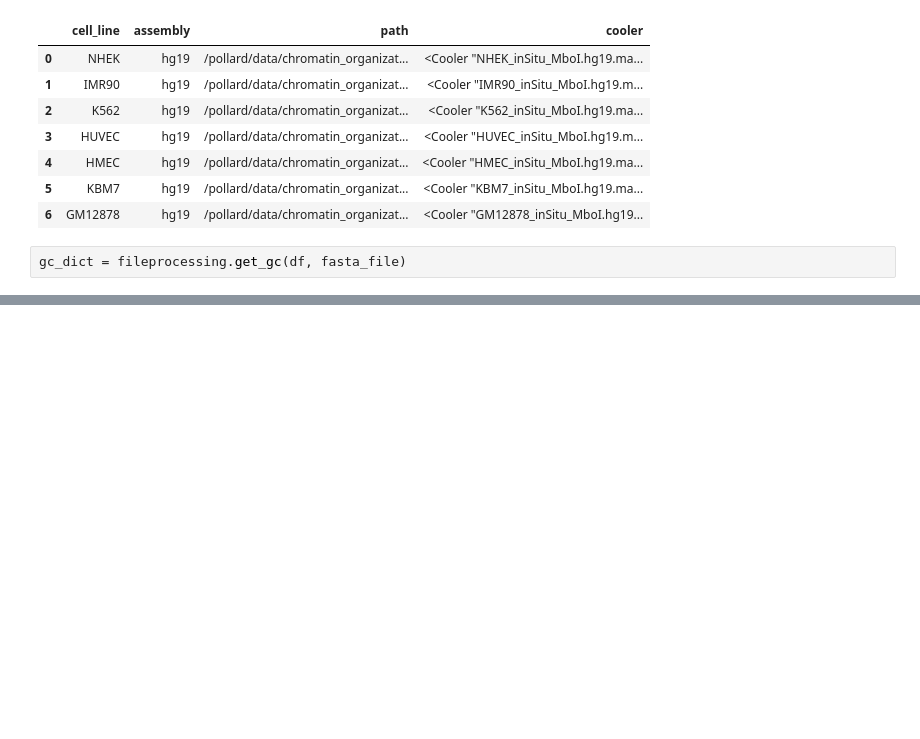
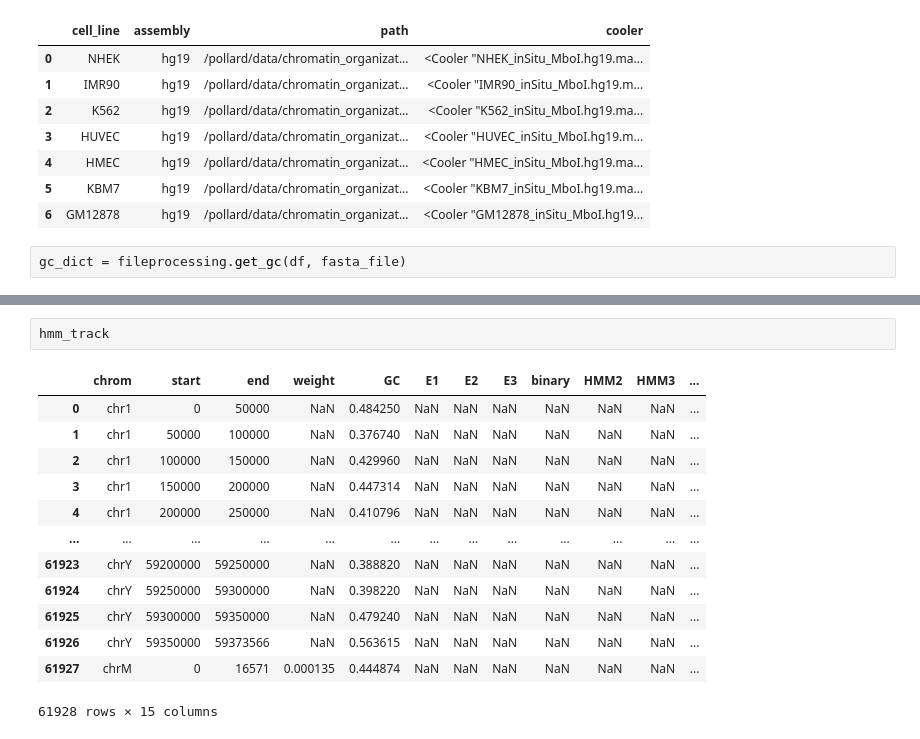
Before and after one commit to luisdiaz1997/HMM3P, a Jupyter notebook: notebooks/get_compartments.ipynb, the cells around one changed output, grey strips where cells are left out. Cells and saved outputs as stored; diff of their text form; blank space fills up the shorter version.

```diff
--- a/notebooks/get_compartments.ipynb
+++ b/notebooks/get_compartments.ipynb
@@ -25,0 +157,16 @@ gc_dict = fileprocessing.get_gc(df, fasta_file)
+# %%
+hmm_track
+# %% [output]
+|  | chrom | start | end | weight | GC | E1 | E2 | E3 | binary | HMM2 | HMM3 | ... |
+| 0 | chr1 | 0 | 50000 | NaN | 0.484250 | NaN | NaN | NaN | NaN | NaN | NaN | ... |
+| 1 | chr1 | 50000 | 100000 | NaN | 0.376740 | NaN | NaN | NaN | NaN | NaN | NaN | ... |
+| 2 | chr1 | 100000 | 150000 | NaN | 0.429960 | NaN | NaN | NaN | NaN | NaN | NaN | ... |
+| 3 | chr1 | 150000 | 200000 | NaN | 0.447314 | NaN | NaN | NaN | NaN | NaN | NaN | ... |
+| 4 | chr1 | 200000 | 250000 | NaN | 0.410796 | NaN | NaN | NaN | NaN | NaN | NaN | ... |
+| ... | ... | ... | ... | ... | ... | ... | ... | ... | ... | ... | ... | ... |
+| 61923 | chrY | 59200000 | 59250000 | NaN | 0.388820 | NaN | NaN | NaN | NaN | NaN | NaN | ... |
+| 61924 | chrY | 59250000 | 59300000 | NaN | 0.398220 | NaN | NaN | NaN | NaN | NaN | NaN | ... |
+| 61925 | chrY | 59300000 | 59350000 | NaN | 0.479240 | NaN | NaN | NaN | NaN | NaN | NaN | ... |
+| 61926 | chrY | 59350000 | 59373566 | NaN | 0.563615 | NaN | NaN | NaN | NaN | NaN | NaN | ... |
+| 61927 | chrM | 0 | 16571 | 0.000135 | 0.444874 | NaN | NaN | NaN | NaN | NaN | NaN | ... |
+61928 rows × 15 columns
```
Also changed, not shown: parts of 16 cells of this notebook.
